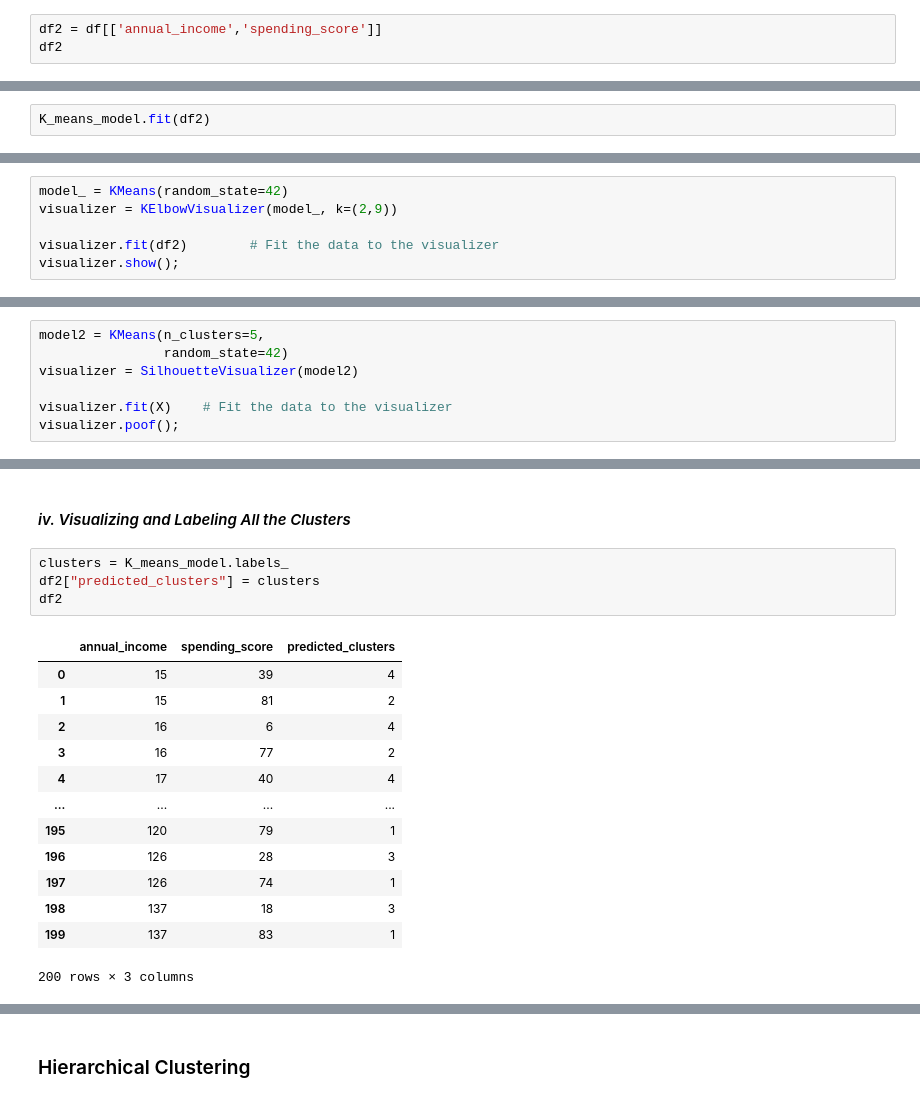
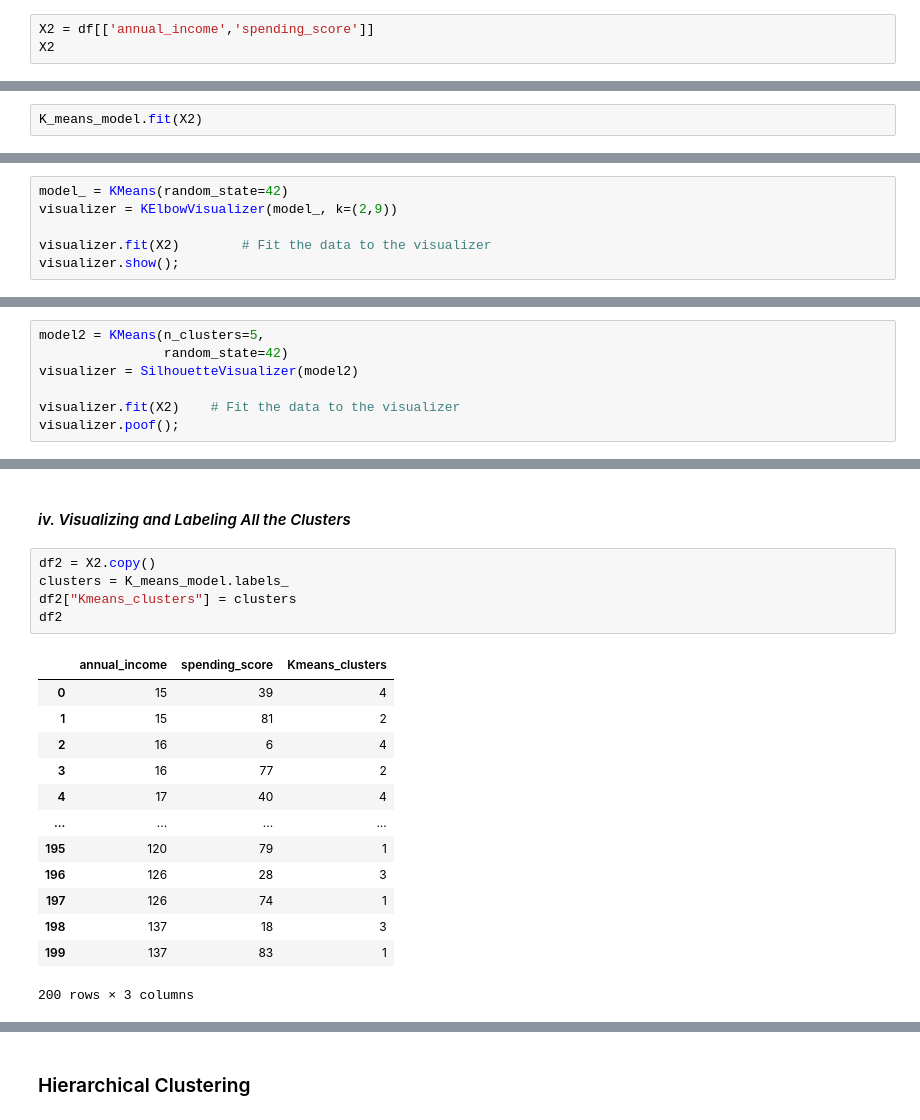
Before and after one commit to SabahattinCag/Machine-Learning, a Jupyter notebook: Projects/Customer Segmentation/Cluestering_Analysis_Customers_Segmentation_Project.ipynb, the cells around one changed output, grey strips where cells are left out. Drawn from its saved outputs; the diff is of its cells as text.

```diff
--- a/Projects/Customer Segmentation/Cluestering_Analysis_Customers_Segmentation_Project.ipynb
+++ b/Projects/Customer Segmentation/Cluestering_Analysis_Customers_Segmentation_Project.ipynb
@@ -526,8 +507,8 @@ plt.scatter(centers[:,0],centers[:,1],c='magenta',s=150,alpha=0.7)
 # %% [markdown]
 #### *i. Create a new dataset with two variables of your choice*
 # %%
-df2 = df[['annual_income','spending_score']]
-df2
+X2 = df[['annual_income','spending_score']]
+X2
 # %% [output]
 |  | annual_income | spending_score |
 | 0 | 15 | 39 |
@@ -572,7 +553,7 @@ np.mean(result)
 K_means_model = KMeans(n_clusters=5,
                        random_state=42)
 # %%
-K_means_model.fit(df2)
+K_means_model.fit(X2)
 # %% [output]
 KMeans(n_clusters=5, random_state=42)
 # %%
@@ -592,6 +573,6 @@ array([4, 2, 4, 2, 4, 2, 4, 2, 4, 2, 4, 2, 4, 2, 4, 2, 4, 2, 4, 2, 4, 2,
 model_ = KMeans(random_state=42)
 visualizer = KElbowVisualizer(model_, k=(2,9))
 
-visualizer.fit(df2)        # Fit the data to the visualizer
+visualizer.fit(X2)        # Fit the data to the visualizer
 visualizer.show();
 # %% [output]
@@ -605,6 +586,6 @@ model2 = KMeans(n_clusters=5,
                 random_state=42)
 visualizer = SilhouetteVisualizer(model2)
 
-visualizer.fit(X)    # Fit the data to the visualizer
+visualizer.fit(X2)    # Fit the data to the visualizer
 visualizer.poof();
 # %% [output]
@@ -612,11 +593,12 @@ visualizer.poof();
 # %% [markdown]
 #### *iv. Visualizing and Labeling All the Clusters*
 # %%
+df2 = X2.copy()
 clusters = K_means_model.labels_
-df2["predicted_clusters"] = clusters
+df2["Kmeans_clusters"] = clusters
 df2
 # %% [output]
-|  | annual_income | spending_score | predicted_clusters |
+|  | annual_income | spending_score | Kmeans_clusters |
 | 0 | 15 | 39 | 4 |
 | 1 | 15 | 81 | 2 |
 | 2 | 16 | 6 | 4 |
```
Also changed, not shown: parts of 66 cells of this notebook.
